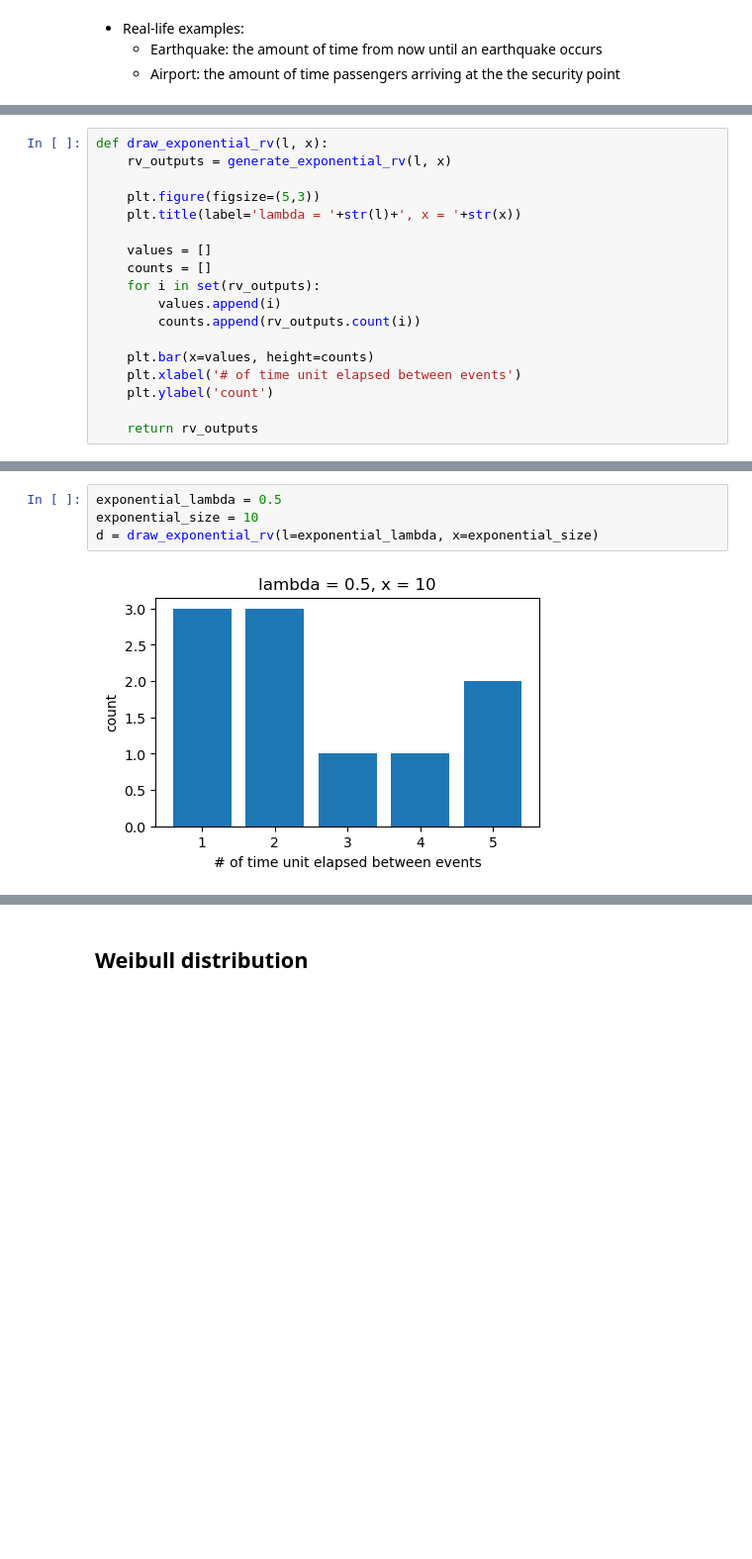
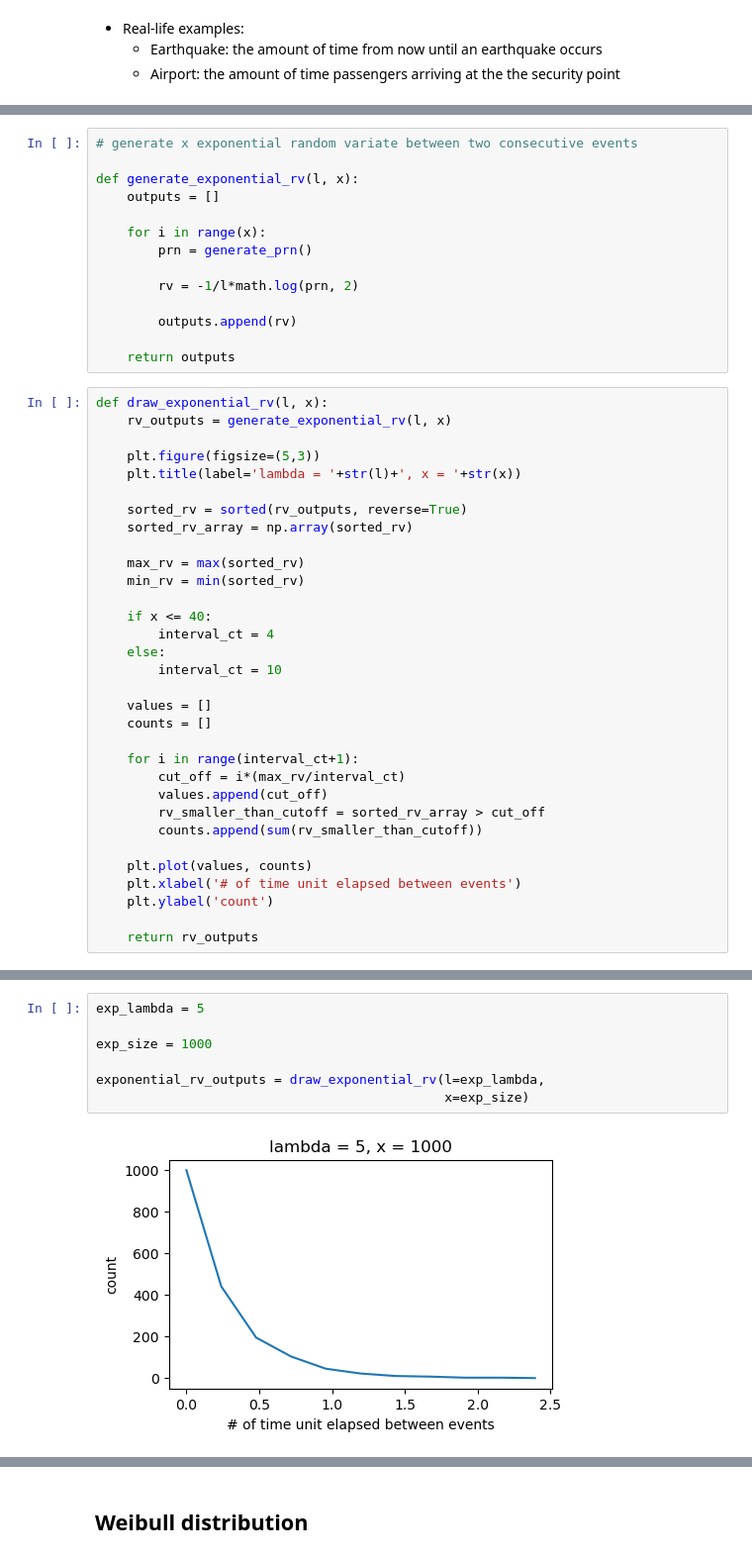
Before and after one commit to kellychin79/random_variate_generation, a Jupyter notebook: random_variate_generation.ipynb, the cells around one changed output, grey strips where cells are left out. Shown at 99% size. Saved outputs shown, nothing was run; the diff lists cells and outputs as text; blank space fills up the shorter version.

Commit message:
fixed exponential distribution

```diff
--- a/random_variate_generation.ipynb
+++ b/random_variate_generation.ipynb
@@ -477,6 +477,20 @@ def generate_exponential_rv(l, x):
         outputs.append(time_unit)
 
     return outputs
+# %%
+# generate x exponential random variate between two consecutive events
+
+def generate_exponential_rv(l, x):
+    outputs = []
+
+    for i in range(x):
+        prn = generate_prn()
+
+        rv = -1/l*math.log(prn, 2)
+
+        outputs.append(rv)
+
+    return outputs
 # %%
 def draw_exponential_rv(l, x):
     rv_outputs = generate_exponential_rv(l, x)
@@ -484,13 +498,27 @@ def draw_exponential_rv(l, x):
     plt.figure(figsize=(5,3))
     plt.title(label='lambda = '+str(l)+', x = '+str(x))
 
+    sorted_rv = sorted(rv_outputs, reverse=True)
+    sorted_rv_array = np.array(sorted_rv)
+
+    max_rv = max(sorted_rv)
+    min_rv = min(sorted_rv)
+
+    if x <= 40:
+        interval_ct = 4
+    else:
+        interval_ct = 10
+
     values = []
     counts = []
-    for i in set(rv_outputs):
-        values.append(i)
-        counts.append(rv_outputs.count(i))
 
-    plt.bar(x=values, height=counts)
+    for i in range(interval_ct+1):
+        cut_off = i*(max_rv/interval_ct)
+        values.append(cut_off)
+        rv_smaller_than_cutoff = sorted_rv_array > cut_off
+        counts.append(sum(rv_smaller_than_cutoff))
+
+    plt.plot(values, counts)
     plt.xlabel('# of time unit elapsed between events')
     plt.ylabel('count')
 
@@ -524,6 +564,9 @@ print(exponential_rv_outputs)
 # %%
-exponential_lambda = 0.5
-exponential_size = 10
-d = draw_exponential_rv(l=exponential_lambda, x=exponential_size)
+exp_lambda = 5
+
+exp_size = 1000
+
+exponential_rv_outputs = draw_exponential_rv(l=exp_lambda,
+                                             x=exp_size)
 # %% [output]
-[figure, old version]
+[figure, new version]
```
Also changed, not shown: parts of 8 cells of this notebook, 1 other file.
